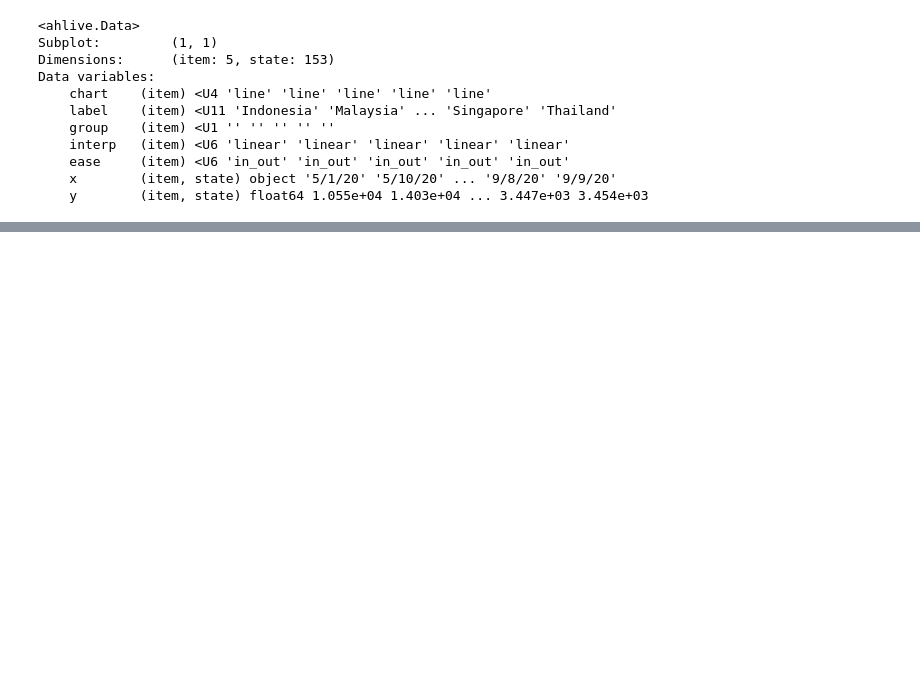
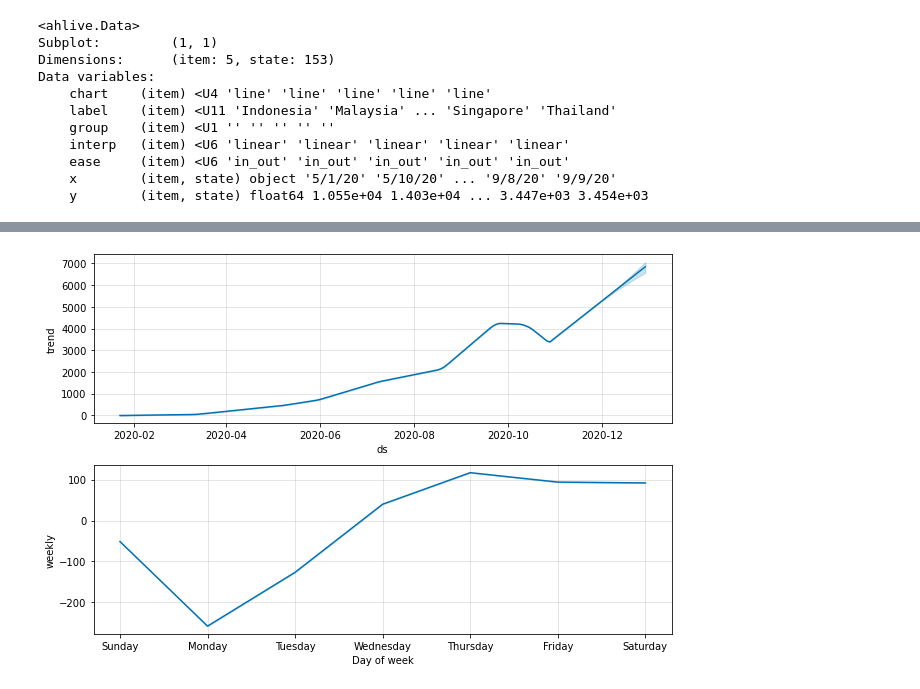
Before and after one commit to kristantotanuwidjaja/covid-19_data_analysis, a Jupyter notebook: Data Analysis COVID-19/COVID-19 Cases.ipynb, the cells around one changed output, grey strips where cells are left out. Saved outputs shown, nothing was run; the diff lists cells and outputs as text; code cells hidden in the pictures; blank space fills up the shorter version.

```diff
--- a/Data Analysis COVID-19/COVID-19 Cases.ipynb
+++ b/Data Analysis COVID-19/COVID-19 Cases.ipynb
@@ -918,0 +974,4 @@ ah_df.render()
+# %%
+m.plot_components(forecast_1);
+# %% [output]
+[figure, added]
```
Also changed, not shown: parts of 15 cells of this notebook.
